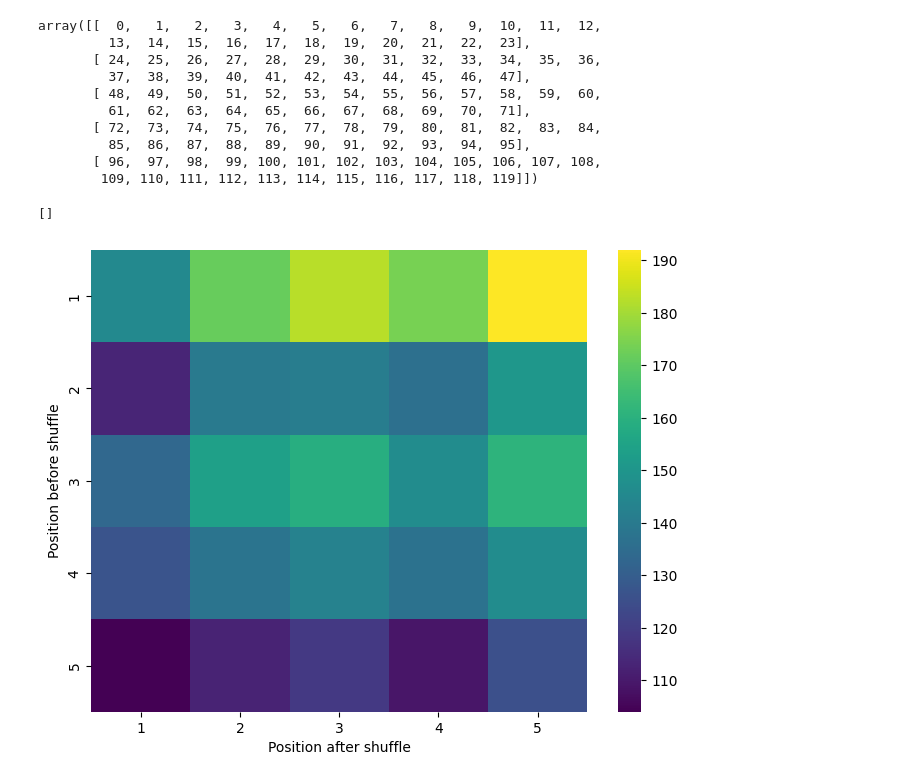
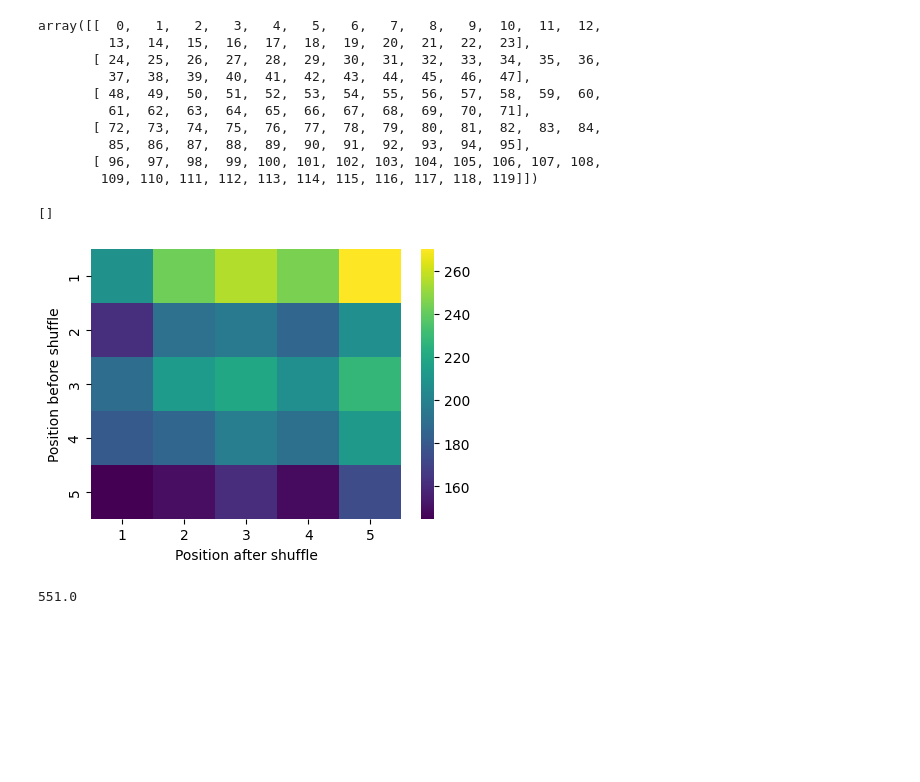
Before and after one commit to GoComputing/LLM-Bias-Research, a Jupyter notebook: notebooks/initialBias_analysis.ipynb, the cells around one changed output. Cells and saved outputs as stored; diff of their text form; code cells hidden in the pictures; blank space fills up the shorter version.

```diff
--- a/notebooks/initialBias_analysis.ipynb
+++ b/notebooks/initialBias_analysis.ipynb
@@ -476,7 +476,7 @@ for i,result_sample in enumerate(results):
 
 
 skip_samples = True
-skip_queries = True
+skip_queries = False
 contingency_matrix = np.zeros((top_k, samples_per_query))
 
 for i,(result_sample,query_info) in enumerate(zip(results, input_dataset['queries'])):
@@ -705,32 +736,38 @@ for orig_pos in range(top_k):
     for target_pos in range(top_k):
 
         # Array of shape (top_k, samples_per_query//top_k)
         #  - Each ith-row (block) represents a set of indices of shuffles,
         #    where these shuffles moves products from position i to target_pos
         blocks = np.array(compute_blocks(target_pos, top_k, samples_per_query, input_dataset))
 
         # List of counts (each one is like a sample), where the selected product was at orig_pos,
         # was moved to the target_pos and it was selected by the model
         counts = contingency_matrix[orig_pos, blocks[orig_pos]]
         test_set.update(blocks[orig_pos])
 
         # Compute the mean for a robust representation
         median = np.median(counts)
 
         matrix_counts[orig_pos, target_pos] = median
 
     assert len(test_set) == samples_per_query
 
-fig, ax = plt.subplots(figsize=(8, 6))
+fig, ax = plt.subplots(figsize=(5, 3.5))
 sns.heatmap(matrix_counts, cmap="viridis", ax=ax)
 
 ax.set_xticklabels(range(1, top_k+1))
 ax.set_yticklabels(range(1, top_k+1))
 
 ax.set_xlabel('Position after shuffle')
 ax.set_ylabel('Position before shuffle')
 
+plt.savefig(f"../figures/bias_analysis.pdf", format="pdf", bbox_inches="tight")
+
 plt.plot()
 # %% [output]
 []
-[figure, old version]
+[figure, new version]
+# %%
+120000 - np.sum(contingency_matrix)
+# %% [output]
+551.0
```
Also changed, not shown: parts of 4 cells of this notebook.
